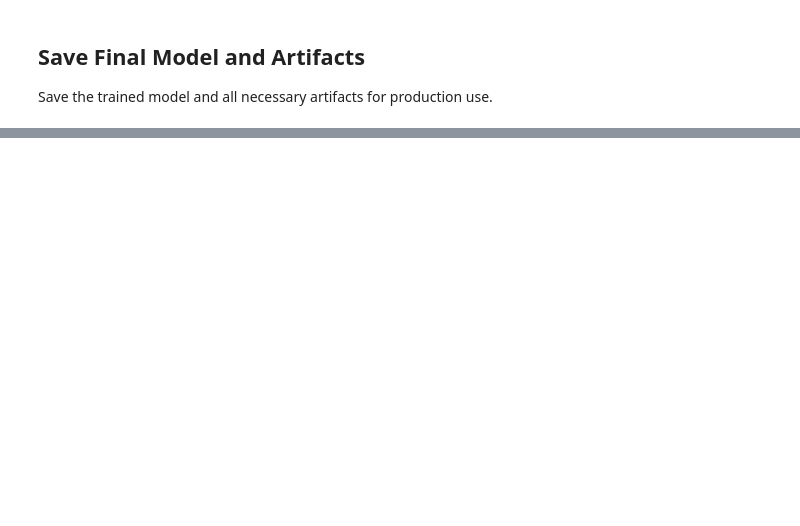
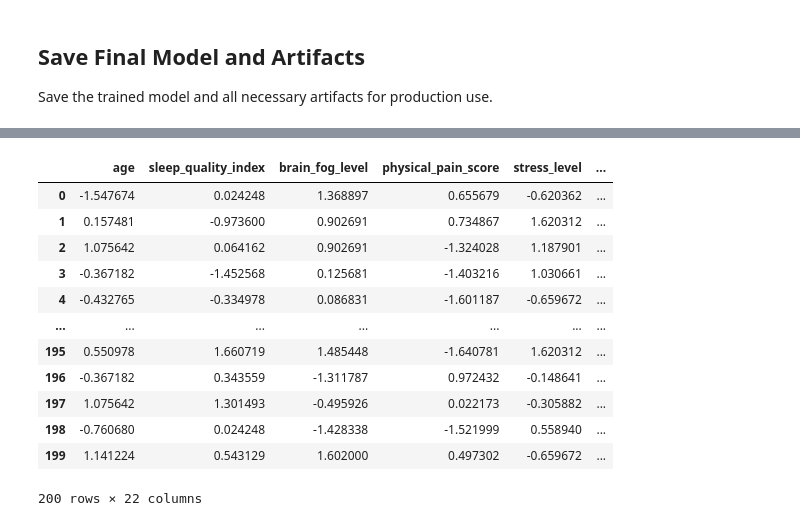
Before and after one commit to seb0t/universal_project_for-data_prediction, a Jupyter notebook: notebooks/02_model_training.ipynb, the cells around one changed output, grey strips where cells are left out. Drawn from its saved outputs; the diff is of its cells as text; code cells hidden in the pictures; blank space fills up the shorter version.

```diff
--- a/notebooks/02_model_training.ipynb
+++ b/notebooks/02_model_training.ipynb
@@ -349,0 +351,16 @@ Error:
+# %%
+X_test
+# %% [output]
+|  | age | sleep_quality_index | brain_fog_level | physical_pain_score | stress_level | ... |
+| 0 | -1.547674 | 0.024248 | 1.368897 | 0.655679 | -0.620362 | ... |
+| 1 | 0.157481 | -0.973600 | 0.902691 | 0.734867 | 1.620312 | ... |
+| 2 | 1.075642 | 0.064162 | 0.902691 | -1.324028 | 1.187901 | ... |
+| 3 | -0.367182 | -1.452568 | 0.125681 | -1.403216 | 1.030661 | ... |
+| 4 | -0.432765 | -0.334978 | 0.086831 | -1.601187 | -0.659672 | ... |
+| ... | ... | ... | ... | ... | ... | ... |
+| 195 | 0.550978 | 1.660719 | 1.485448 | -1.640781 | 1.620312 | ... |
+| 196 | -0.367182 | 0.343559 | -1.311787 | 0.972432 | -0.148641 | ... |
+| 197 | 1.075642 | 1.301493 | -0.495926 | 0.022173 | -0.305882 | ... |
+| 198 | -0.760680 | 0.024248 | -1.428338 | -1.521999 | 0.558940 | ... |
+| 199 | 1.141224 | 0.543129 | 1.602000 | 0.497302 | -0.659672 | ... |
+200 rows × 22 columns
```
Also changed, not shown: parts of 9 cells of this notebook, 10 other files.
